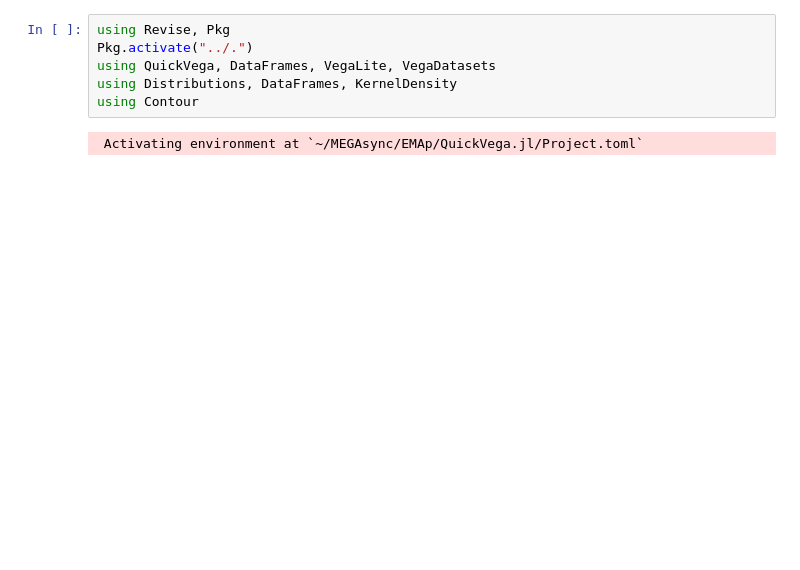
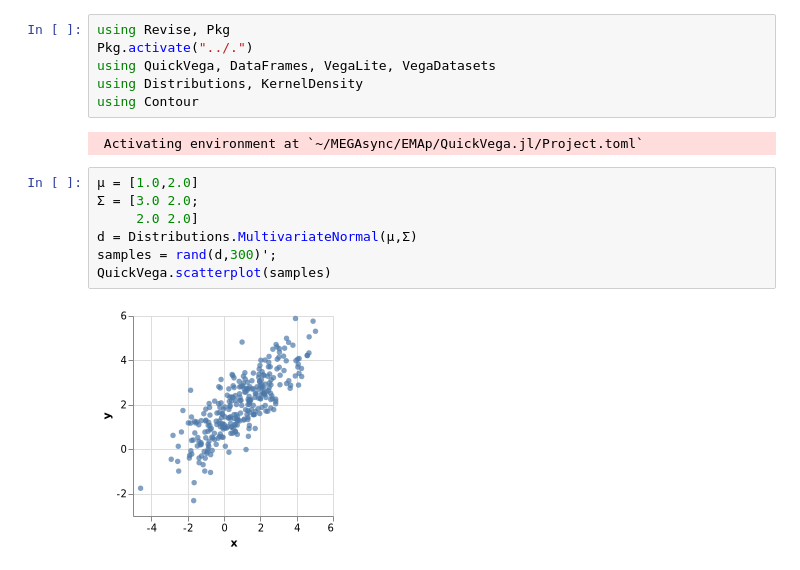
Before and after one commit to queryverse/QuickVega.jl, a Jupyter notebook: sandbox/Contour_Plot.ipynb, the cells around one changed output. Saved outputs shown, nothing was run; the diff lists cells and outputs as text; blank space fills up the shorter version.

```diff
--- a/sandbox/Contour_Plot.ipynb
+++ b/sandbox/Contour_Plot.ipynb
@@ -2,7 +2,16 @@
 using Revise, Pkg
 Pkg.activate("../.")
 using QuickVega, DataFrames, VegaLite, VegaDatasets
-using Distributions, DataFrames, KernelDensity
+using Distributions, KernelDensity
 using Contour
 # %% [output]
  Activating environment at `~/MEGAsync/EMAp/QuickVega.jl/Project.toml`
+# %%
+μ = [1.0,2.0]
+Σ = [3.0 2.0;
+     2.0 2.0]
+d = Distributions.MultivariateNormal(μ,Σ)
+samples = rand(d,300)';
+QuickVega.scatterplot(samples)
+# %% [output]
+[figure, added]
```
Also changed, not shown: parts of 2 cells of this notebook, 2 other files.
